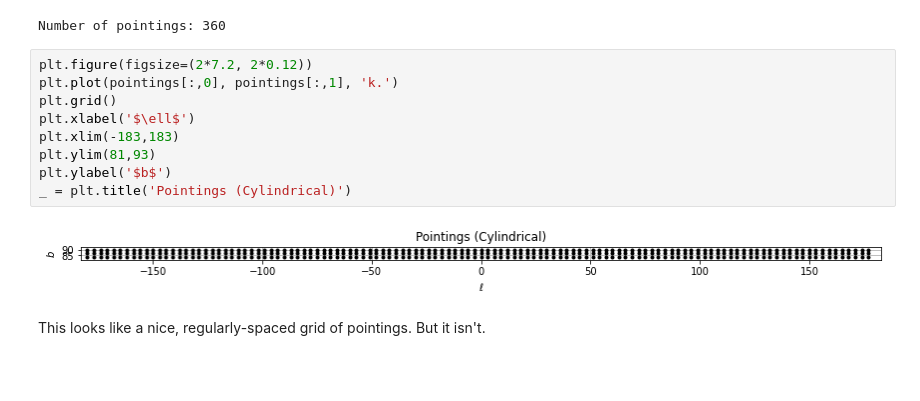
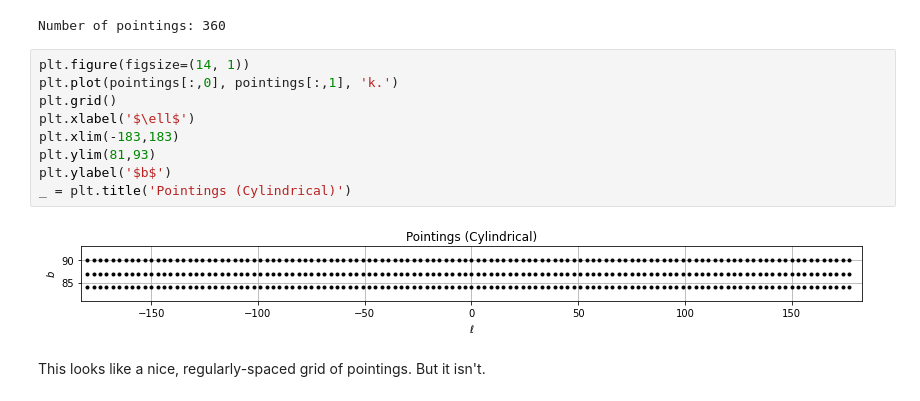
Before and after one commit to AaronParsons/ugradio, a Jupyter notebook: jupyter_tutorials/lab4/pointings.ipynb, the cells around one changed output. Saved outputs shown, nothing was run; the diff lists cells and outputs as text; blank space fills up the shorter version.

```diff
--- a/jupyter_tutorials/lab4/pointings.ipynb
+++ b/jupyter_tutorials/lab4/pointings.ipynb
@@ -17,15 +17,15 @@ print('Number of pointings:', pointings.shape[0])
 # %% [output]
 Number of pointings: 360
 # %%
-plt.figure(figsize=(2*7.2, 2*0.12))
+plt.figure(figsize=(14, 1))
 plt.plot(pointings[:,0], pointings[:,1], 'k.')
 plt.grid()
 plt.xlabel('$\ell$')
 plt.xlim(-183,183)
 plt.ylim(81,93)
 plt.ylabel('$b$')
 _ = plt.title('Pointings (Cylindrical)')
 # %% [output]
-[figure, old version]
+[figure, new version]
 # %% [markdown]
 This looks like a nice, regularly-spaced grid of pointings. But it isn't.
```
Also changed, not shown: parts of 13 cells of this notebook.
